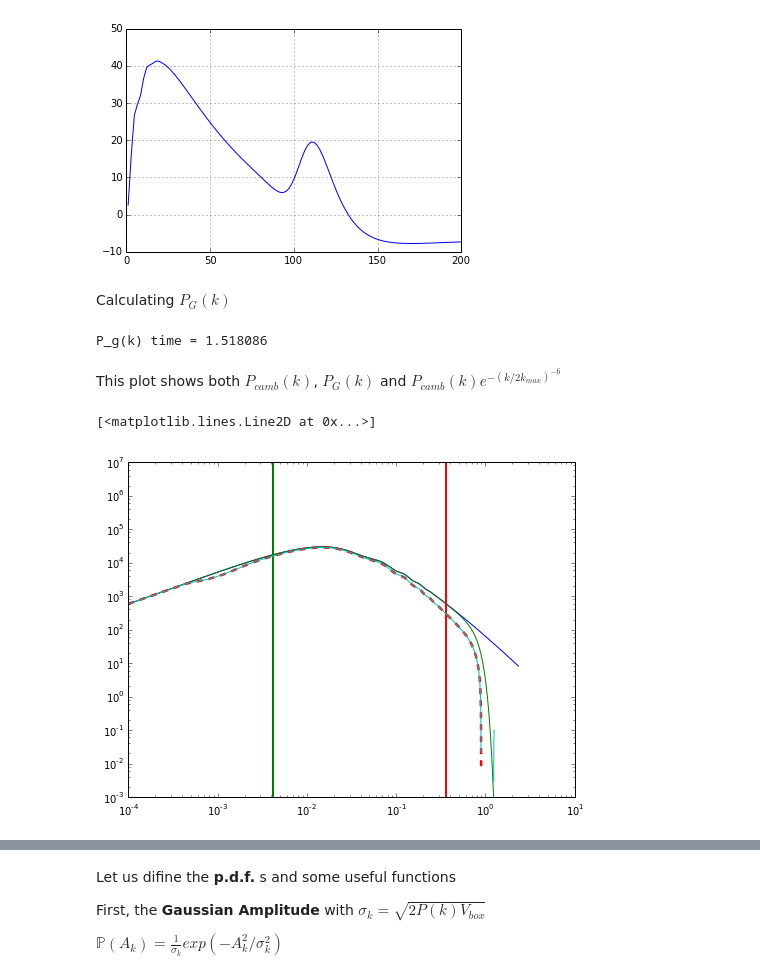
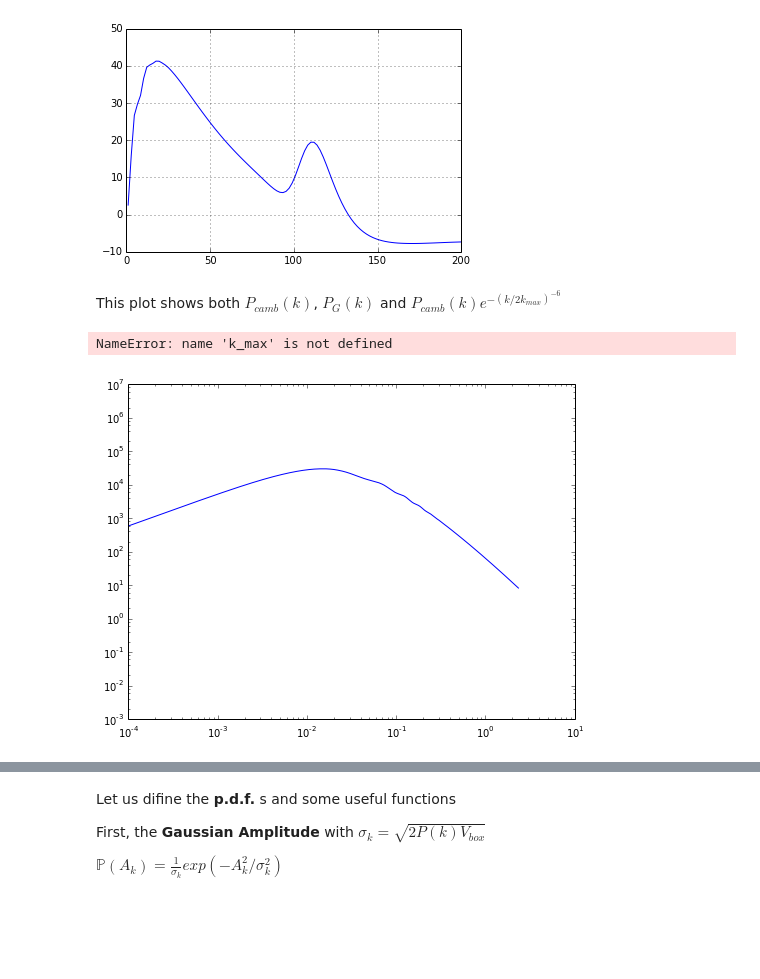
Before and after one commit to arthurmloureiro/pk_fkp, a Jupyter notebook: pk_fkp_notebook.ipynb, the cells around one changed output, grey strips where cells are left out. Drawn from its saved outputs; the diff is of its cells as text; code cells hidden in the pictures; blank space fills up the shorter version.

```diff
--- a/pk_fkp_notebook.ipynb
+++ b/pk_fkp_notebook.ipynb
@@ -77,7 +144,2 @@ Wall time: 164 ms
-# %%
-k_min = np.min(k_camb[1:])
-k_max = (2.*np.pi)/cell_size
-k_step = 1./L_max*(1./1.1)
-k_r = np.arange(k_min,3.*k_max,k_step)
 # %% [markdown]
 Finding $\xi_{camb}(r) = \int dk ... P(k)sin(kr)/k$
@@ -99,0 +148,3 @@ corr_g = np.log(1.+corr_ln)
+# %%
+%%time
+pkg = pkgauss.gauss_pk(k_camb,Pk_camb,grid.grid_k,cell_size,L_max)
@@ -107,42 +161,22 @@ pl.plot(r_k,(r_k*r_k)*corr_ln)
 # %% [output]
 [<matplotlib.lines.Line2D at 0x...>]
 [figure]
-# %% [markdown]
-Calculating $P_G(k)$
-# %%
-dr = np.diff(r_k)
-dr = np.append(dr,[0.0])
-rkr = np.outer(r_k,k_r)
-sinrk2 = np.sin(rkr)
-drCorr = dr*r_k*corr_g
-km1 = np.power(k_r,-1.)
-terms = np.outer(drCorr,km1)
-integrando2 = sinrk2*terms
-
-Pk_gauss = 4.*np.pi*np.sum(integrando2, axis=0)
-Pk_gauss[0] = Pk_camb[1]
-
-Pk_gauss_interp = interpolate.UnivariateSpline(k_r,Pk_gauss)
-final = clock()
-time = final-init
-print "P_g(k) time = " + str(time)
-# %% [output]
-P_g(k) time = 1.518086
 # %% [markdown]
 This plot shows both $P_{camb}(k)$, $P_{G}(k)$ and $P_{camb}(k)e^{-(k/2k_{max})^{-6}}$
 # %%
 pl.figure(figsize=(8,6))
 pl.loglog()
 pl.ylim(1E-3,10E6)
-pl.plot(k_camb, Pk_camb_interp(k_camb))
-pl.plot(k_camb, Pk_camb_interp(k_camb)*np.exp(-1.0*np.power(k_camb/(2.*k_max),6.0)))
-pl.plot(k_r, Pk_gauss_interp(k_r),'--' ,linewidth=2.5)
+pl.plot(k_camb, pkg.Pk_camb_interp(k_camb))
+pl.plot(k_camb, pkg.Pk_camb_interp(k_camb)*np.exp(-1.0*np.power(k_camb/(2.*pkg.k_max),6.0)))
+#pl.plot(k_r, Pk_gauss_interp(k_r),'--' ,linewidth=2.5)
+pl.plot(k_r, pkg.Pk_gauss_interp(pkg.k_r),'-.k' ,linewidth=2.5)
 pl.axvline(x=np.max(grid.grid_k), linewidth=2., color='r')
 pl.axvline(x=np.min(grid.grid_k[grid.grid_k!=0.0]), linewidth=2., color='g')
-pl.plot(k_r,Pk_gauss)
+#pl.plot(k_r,Pk_gauss)
 # %% [output]
-[<matplotlib.lines.Line2D at 0x...>]
+NameError: name 'k_max' is not defined
-[figure, old version]
+[figure, new version]
 # %%
 %%time
 k_flat = grid.grid_k.flatten()
```
Also changed, not shown: parts of 23 cells of this notebook, 2 other files.
